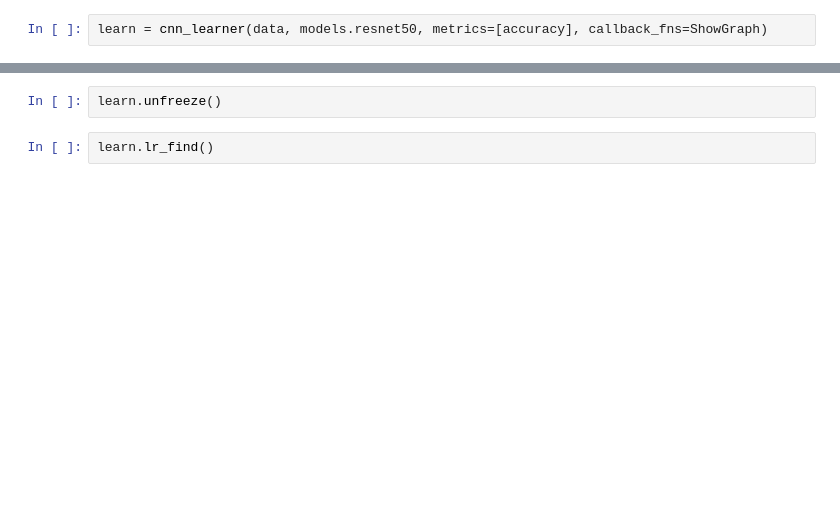
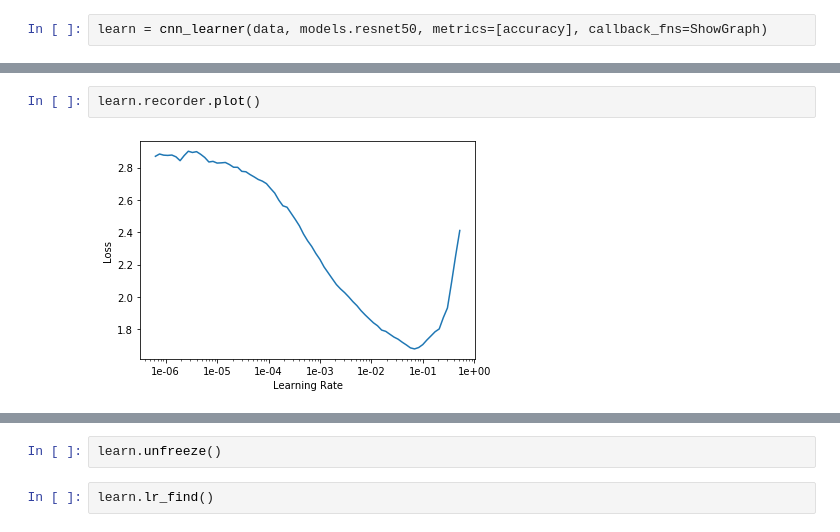
Before and after one commit to KushajveerSingh/Deep-Learning-Notebooks, a Jupyter notebook: Scrips/trashnet.ipynb, the cells around one changed output, grey strips where cells are left out. Saved outputs shown, nothing was run; the diff lists cells and outputs as text; blank space fills up the shorter version.

```diff
--- a/Scrips/trashnet.ipynb
+++ b/Scrips/trashnet.ipynb
@@ -53,0 +47,4 @@ learn.fit_one_cycle(8)
+# %%
+learn.recorder.plot()
+# %% [output]
+[figure, added]
```
Also changed, not shown: parts of 20 cells of this notebook.
